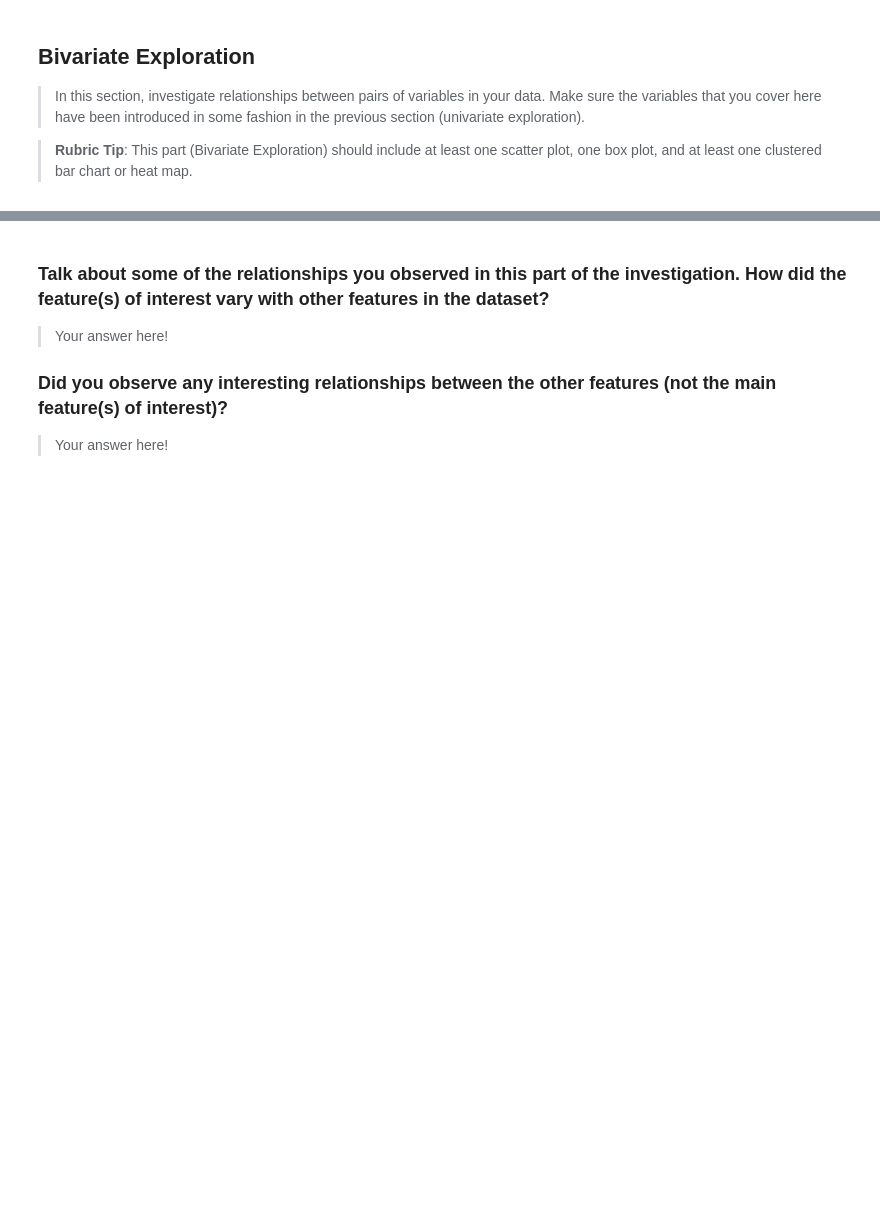
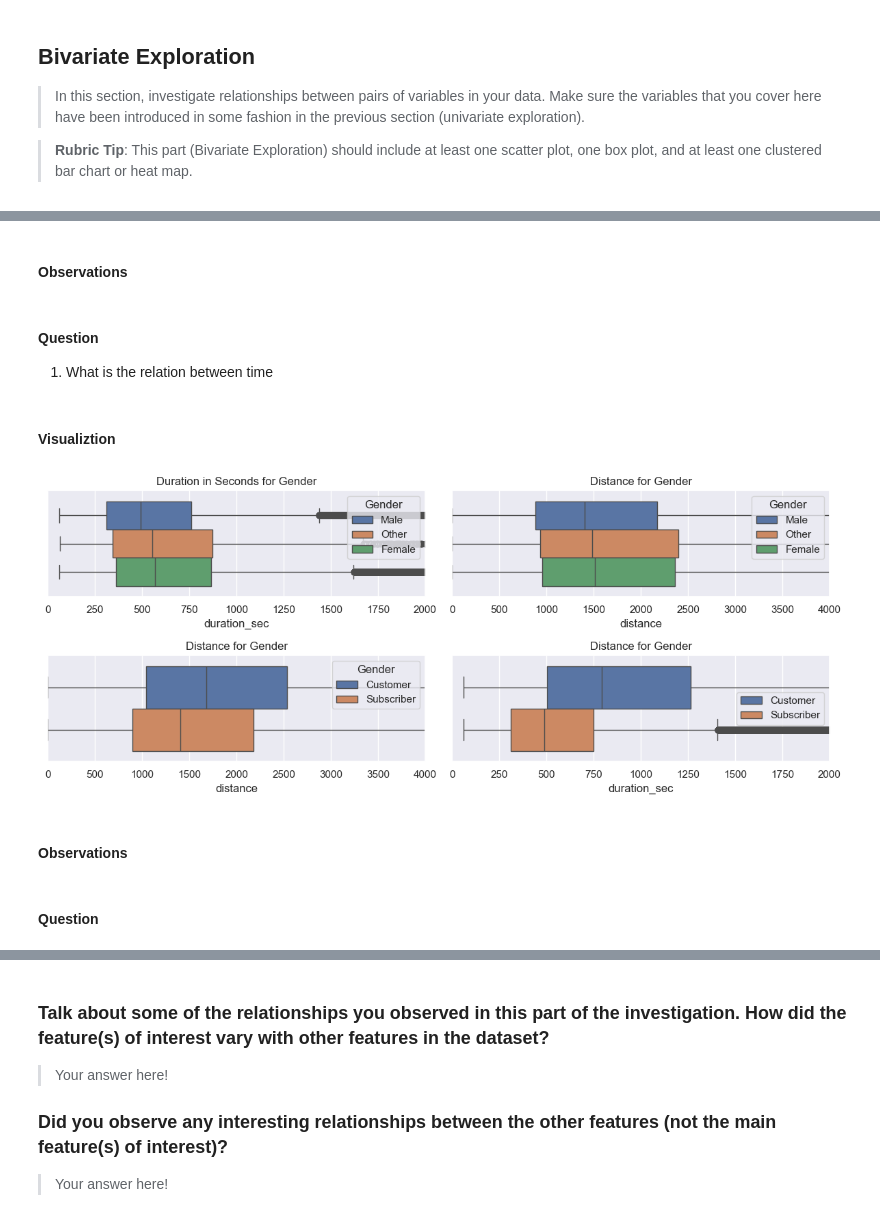
Before and after one commit to MohamedAlDeep/Deci-L4-S1-Project, a Jupyter notebook: Part_I_exploration_template.ipynb, the cells around one changed output, grey strips where cells are left out. Saved outputs shown, nothing was run; the diff lists cells and outputs as text; code cells hidden in the pictures; blank space fills up the shorter version.

```diff
--- a/Part_I_exploration_template.ipynb
+++ b/Part_I_exploration_template.ipynb
@@ -351,0 +386,41 @@ Those are the transformation done.
+# %% [markdown]
+#### Observations
+# %% [markdown]
+#### Question
+1. What is the relation between time
+# %% [markdown]
+#### Visualiztion
+# %%
+figs, ax = plt.subplots(2, 2, figsize=(12, 5))
+
+ax_flat = ax.flatten()
+
+sns.boxplot(data=df, x='duration_sec',hue='member_gender', ax=ax_flat[0])
+ax_flat[0].set_xlim(0, 2000)
+ax_flat[0].set_title("Duration in Seconds for Gender")
+ax_flat[0].legend(title='Gender', loc='upper right')
+
+sns.boxplot(data=df, x='distance',hue='member_gender', ax=ax_flat[1])
+ax_flat[1].set_xlim(0, 4000)
+ax_flat[1].set_title("Distance for Gender")
+ax_flat[1].legend(title='Gender', loc='upper right')
+
+
+sns.boxplot(data=df, x='distance',hue='user_type', ax=ax_flat[2])
+ax_flat[2].set_xlim(0, 4000)
+ax_flat[2].set_title("Distance for Gender")
+ax_flat[2].legend(title='Gender', loc='upper right')
+
+sns.boxplot(data=df, x='duration_sec',hue='user_type', ax=ax_flat[3])
+ax_flat[3].set_xlim(0, 2000)
+ax_flat[3].set_title("Distance for Gender")
+ax_flat[3].legend(title='Gender', loc='upper right')
+
+plt.legend()
+plt.tight_layout()
+# %% [output]
+[figure, added]
+# %% [markdown]
+#### Observations
+# %% [markdown]
+#### Question
```
Also changed, not shown: parts of 14 cells of this notebook.
